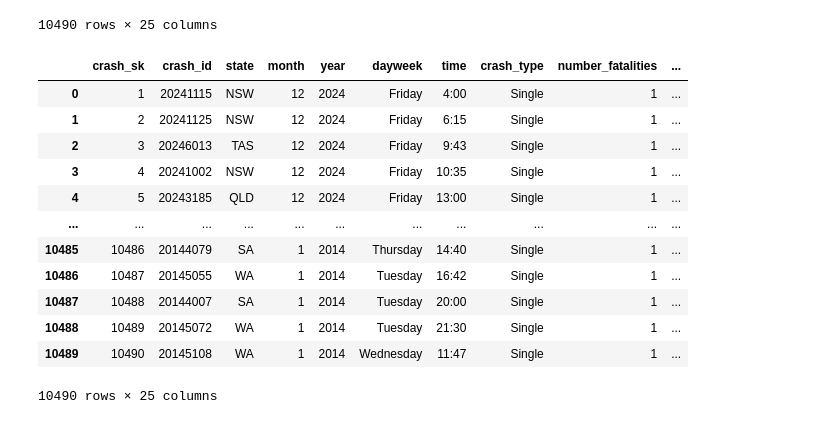
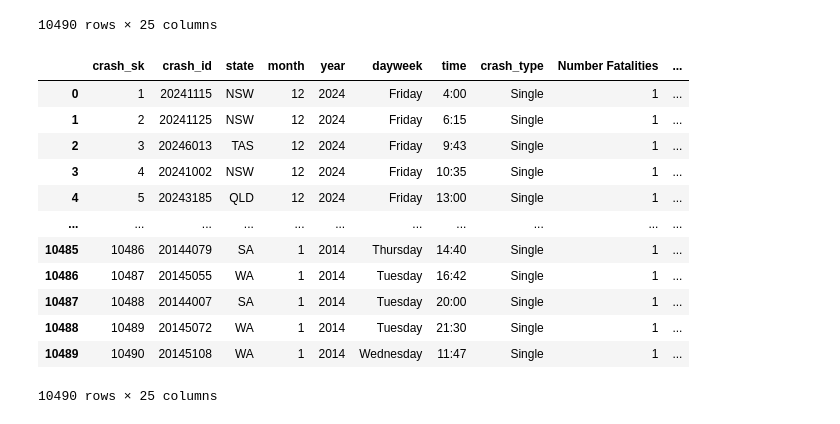
Before and after one commit to cedrusdang/graph-db-query, a Jupyter notebook: protocol.ipynb, the cells around one changed output. Saved outputs shown, nothing was run; the diff lists cells and outputs as text; code cells hidden in the pictures.

```diff
--- a/protocol.ipynb
+++ b/protocol.ipynb
@@ -24,35 +24,34 @@ def transform_column_names(df:pd.DataFrame):
     rename_map = {
         "ID": "crash_sk",
         "Crash ID": "crash_id",
         "State": "state",
         "Month": "month",
         "Year": "year",
         "Dayweek": "dayweek",
         "Time": "time",
         "Crash Type": "crash_type",
         "Bus Involvement": "bus",
         "Heavy Rigid Truck Involvement": "heavy_rigid_truck",
         "Articulated Truck Involvement": "articulated_truck",
         "Speed Limit": "speed_limit",
         "Road User": "road_user",
         "Gender": "gender",
         "Age": "age",
         "National Remoteness Areas": "nra",
         "SA4 Name 2021": "sa4",
         "National LGA Name 2024": "lga",
         "National Road Type": "road_type",
         "Christmas Period": "christmas",
         "Easter Period": "easter",
         "Age Group": "age_group",
         "Day of week": "day_of_week",
-        "Time of day": "time_of_day"
     }
     df = df.rename(columns=rename_map, inplace = True)
 
 transform_column_names(data)
 data
 # %% [output]
-|  | crash_sk | crash_id | state | month | year | dayweek | time | crash_type | number_fatalities | ... |
+|  | crash_sk | crash_id | state | month | year | dayweek | time | crash_type | Number Fatalities | ... |
 | 0 | 1 | 20241115 | NSW | 12 | 2024 | Friday | 4:00 | Single | 1 | ... |
 | 1 | 2 | 20241125 | NSW | 12 | 2024 | Friday | 6:15 | Single | 1 | ... |
 | 2 | 3 | 20246013 | TAS | 12 | 2024 | Friday | 9:43 | Single | 1 | ... |
```
Also changed, not shown: parts of 3 cells of this notebook.
